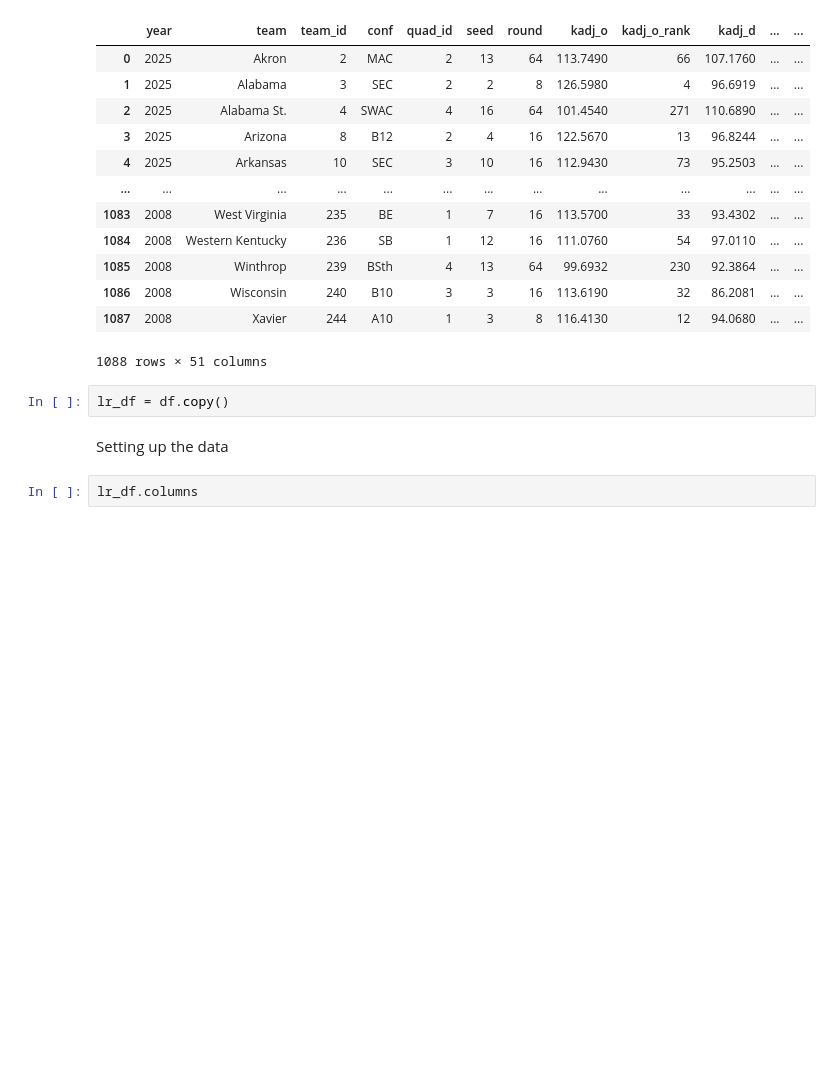
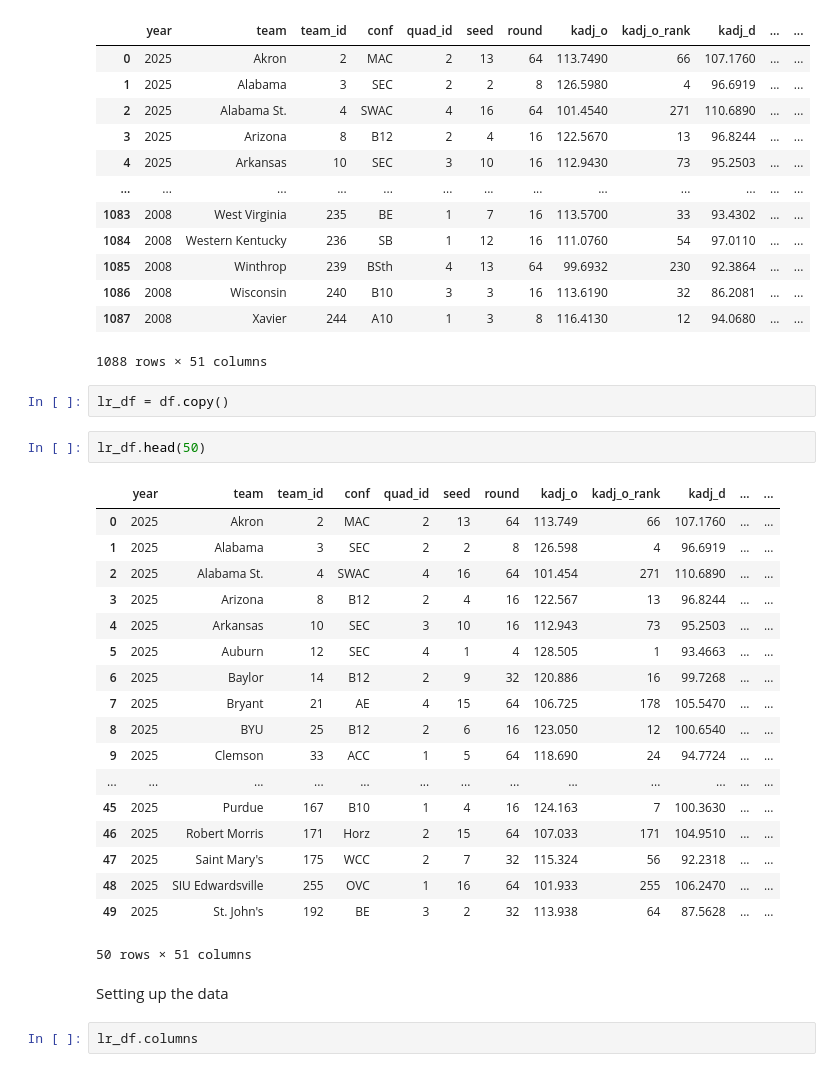
Before and after one commit to baywigg/DS3001Group, a Jupyter notebook: results.ipynb, the cells around one changed output. Cells and saved outputs as stored; diff of their text form; blank space fills up the shorter version.

```diff
--- a/results.ipynb
+++ b/results.ipynb
@@ -71,6 +71,27 @@ df
 1088 rows × 51 columns
 # %%
 lr_df = df.copy()
+# %%
+lr_df.head(50)
+# %% [output]
+|  | year | team | team_id | conf | quad_id | seed | round | kadj_o | kadj_o_rank | kadj_d | ... | ... |
+| 0 | 2025 | Akron | 2 | MAC | 2 | 13 | 64 | 113.749 | 66 | 107.1760 | ... | ... |
+| 1 | 2025 | Alabama | 3 | SEC | 2 | 2 | 8 | 126.598 | 4 | 96.6919 | ... | ... |
+| 2 | 2025 | Alabama St. | 4 | SWAC | 4 | 16 | 64 | 101.454 | 271 | 110.6890 | ... | ... |
+| 3 | 2025 | Arizona | 8 | B12 | 2 | 4 | 16 | 122.567 | 13 | 96.8244 | ... | ... |
+| 4 | 2025 | Arkansas | 10 | SEC | 3 | 10 | 16 | 112.943 | 73 | 95.2503 | ... | ... |
+| 5 | 2025 | Auburn | 12 | SEC | 4 | 1 | 4 | 128.505 | 1 | 93.4663 | ... | ... |
+| 6 | 2025 | Baylor | 14 | B12 | 2 | 9 | 32 | 120.886 | 16 | 99.7268 | ... | ... |
+| 7 | 2025 | Bryant | 21 | AE | 4 | 15 | 64 | 106.725 | 178 | 105.5470 | ... | ... |
+| 8 | 2025 | BYU | 25 | B12 | 2 | 6 | 16 | 123.050 | 12 | 100.6540 | ... | ... |
+| 9 | 2025 | Clemson | 33 | ACC | 1 | 5 | 64 | 118.690 | 24 | 94.7724 | ... | ... |
+| ... | ... | ... | ... | ... | ... | ... | ... | ... | ... | ... | ... | ... |
+| 45 | 2025 | Purdue | 167 | B10 | 1 | 4 | 16 | 124.163 | 7 | 100.3630 | ... | ... |
+| 46 | 2025 | Robert Morris | 171 | Horz | 2 | 15 | 64 | 107.033 | 171 | 104.9510 | ... | ... |
+| 47 | 2025 | Saint Mary's | 175 | WCC | 2 | 7 | 32 | 115.324 | 56 | 92.2318 | ... | ... |
+| 48 | 2025 | SIU Edwardsville | 255 | OVC | 1 | 16 | 64 | 101.933 | 255 | 106.2470 | ... | ... |
+| 49 | 2025 | St. John's | 192 | BE | 3 | 2 | 32 | 113.938 | 64 | 87.5628 | ... | ... |
+50 rows × 51 columns
 # %% [markdown]
 Setting up the data
 # %%
```
Also changed, not shown: parts of 3 cells of this notebook.
